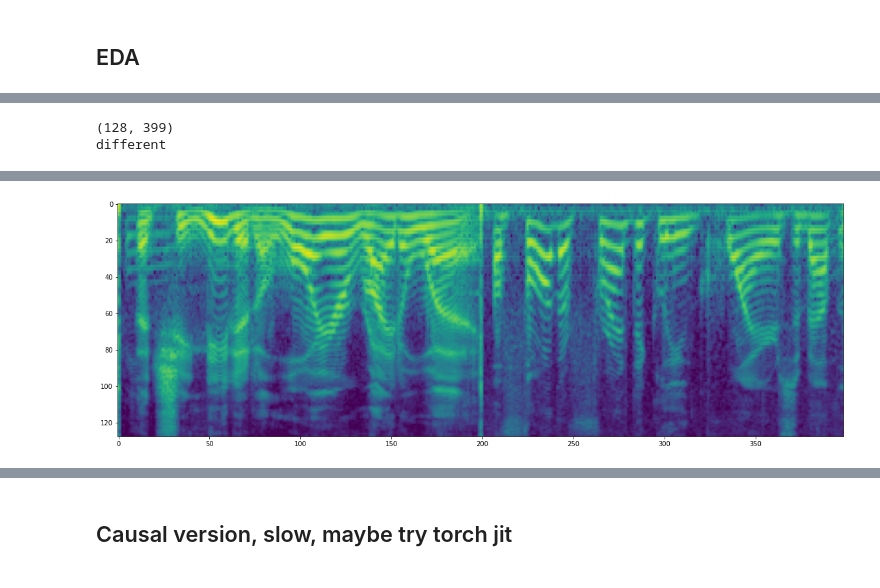
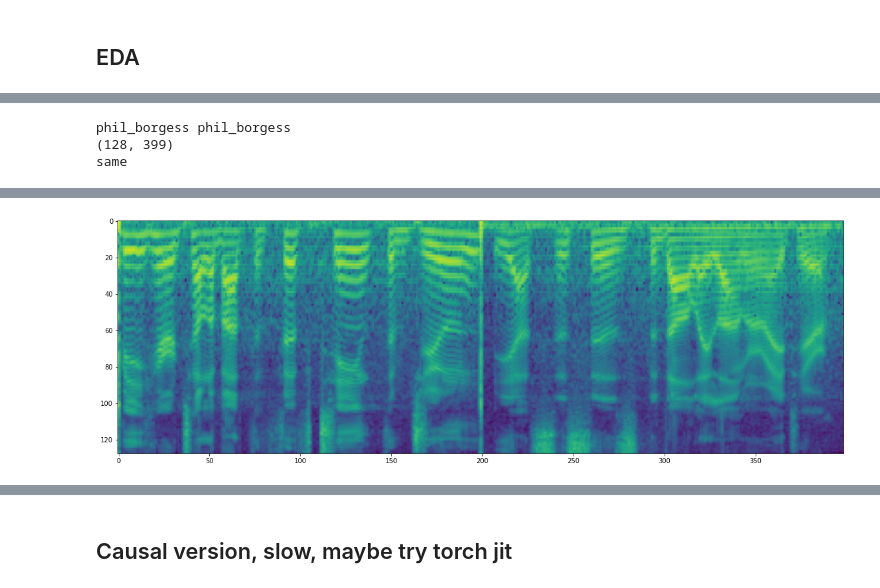
Before and after one commit to JunzheJosephZhu/Identifying-Speakers-in-Cocktail-Parties-with-E2E-Attention, a Jupyter notebook: Neural Networks.ipynb, the cells around one changed output, grey strips where cells are left out. Saved outputs shown, nothing was run; the diff lists cells and outputs as text; code cells hidden in the pictures.

```diff
--- a/Neural Networks.ipynb
+++ b/Neural Networks.ipynb
@@ -61,24 +61,26 @@ Name: 76969, dtype: object
 # %%
-pairs = pd.read_csv('trainfiles/pairs.csv')
+pairs = pd.read_csv('trainfiles/train-pairs.csv')
 idx = np.random.randint(0, len(pairs))
 pair = pairs.iloc[idx]
-first_segment = np.fromfile(pair['first_file'], dtype = np.int16)/(2**15)
-second_segment = np.fromfile(pair['second_file'], dtype = np.int16)/(2**15)
+print(pair['first_speaker'], pair['second_speaker'])
+first_segment = np.load(pair['first_file'])/(2**15)
+second_segment = np.load(pair['second_file'])/(2**15)
 S = librosa.feature.melspectrogram(np.concatenate((first_segment, second_segment)), n_mels = 128, n_fft = 512, hop_length = 161) # 32 ms window, 10 ms hop
 S_dB = librosa.power_to_db(S, ref=np.max)
 print(S_dB.shape)
 plt.figure(figsize = (20, 30))
 plt.imshow(S_dB)
 if pair['label']:
     print('different')
 else:
     print('same')
 ipd.Audio(np.concatenate((first_segment, second_segment)), rate = sr)
 # %% [output]
+phil_borgess phil_borgess
 (128, 399)
-different
+same
 [interactive output not drawn]
-[figure, old version]
+[figure, new version]
 # %%
 class TripletsDataSet(torch.utils.data.Dataset):
     def __init__(self):
```
Also changed, not shown: parts of 9 cells of this notebook, 7 other files.
